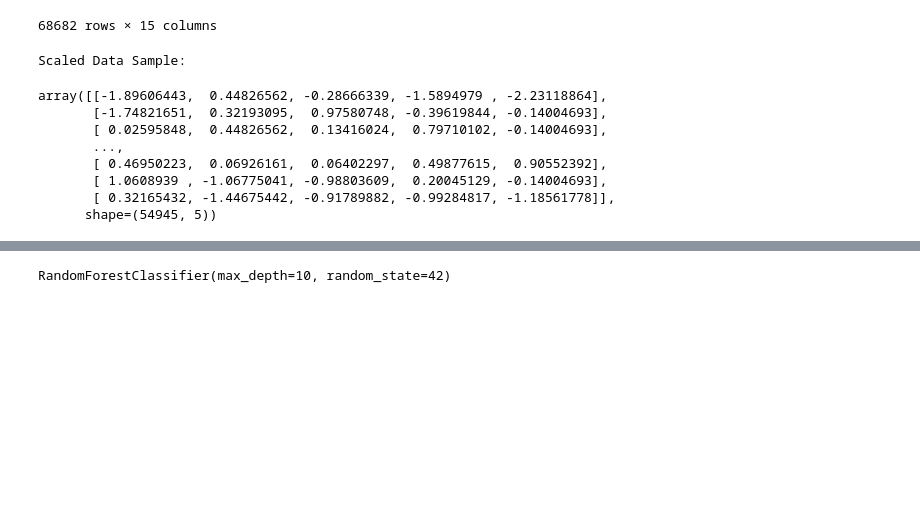
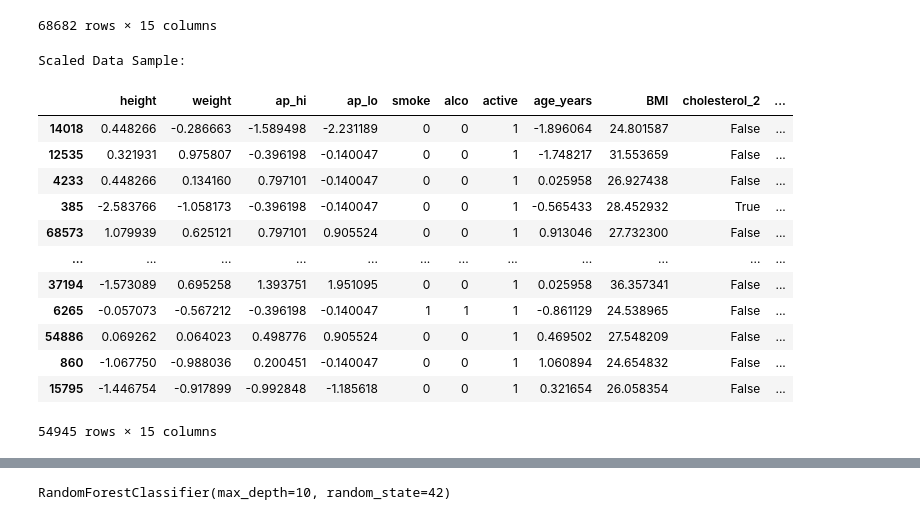
Before and after one commit to KUNJ-CP23/ML-DL, a Jupyter notebook: Cardio_ML_Project/notebooks/model.ipynb, the cells around one changed output, grey strips where cells are left out. Drawn from its saved outputs; the diff is of its cells as text; code cells hidden in the pictures; blank space fills up the shorter version.

```diff
--- a/Cardio_ML_Project/notebooks/model.ipynb
+++ b/Cardio_ML_Project/notebooks/model.ipynb
@@ -106,20 +106,30 @@ from sklearn.preprocessing import StandardScaler
 # X_test[num_cols] = scaler.transform(X_test[num_cols])
 num_cols=['age_years', 'height', 'weight', 'ap_hi', 'ap_lo']
 scalar=StandardScaler()
-X_train_scaled=scalar.fit_transform(X_train[num_cols])
-X_test_scaled=scalar.transform(X_test[num_cols])
+
+# aa variables niche use nathi karta
+# X_train_scaled=scalar.fit_transform(X_train[num_cols])
+# X_test_scaled=scalar.transform(X_test[num_cols])
+
+X_train[num_cols] = scalar.fit_transform(X_train[num_cols])
+X_test[num_cols] = scalar.transform(X_test[num_cols])
 # %%
 print("Scaled Data Sample:")
-X_train_scaled
+X_train
 # %% [output]
 Scaled Data Sample:
+|  | height | weight | ap_hi | ap_lo | smoke | alco | active | age_years | BMI | cholesterol_2 | ... |
+| 14018 | 0.448266 | -0.286663 | -1.589498 | -2.231189 | 0 | 0 | 1 | -1.896064 | 24.801587 | False | ... |
+| 12535 | 0.321931 | 0.975807 | -0.396198 | -0.140047 | 0 | 0 | 1 | -1.748217 | 31.553659 | False | ... |
+| 4233 | 0.448266 | 0.134160 | 0.797101 | -0.140047 | 0 | 0 | 1 | 0.025958 | 26.927438 | False | ... |
+| 385 | -2.583766 | -1.058173 | -0.396198 | -0.140047 | 0 | 0 | 1 | -0.565433 | 28.452932 | True | ... |
+| 68573 | 1.079939 | 0.625121 | 0.797101 | 0.905524 | 0 | 0 | 1 | 0.913046 | 27.732300 | False | ... |
+| ... | ... | ... | ... | ... | ... | ... | ... | ... | ... | ... | ... |
+| 37194 | -1.573089 | 0.695258 | 1.393751 | 1.951095 | 0 | 0 | 1 | 0.025958 | 36.357341 | False | ... |
+| 6265 | -0.057073 | -0.567212 | -0.396198 | -0.140047 | 1 | 1 | 1 | -0.861129 | 24.538965 | False | ... |
+| 54886 | 0.069262 | 0.064023 | 0.498776 | 0.905524 | 0 | 0 | 1 | 0.469502 | 27.548209 | False | ... |
+| 860 | -1.067750 | -0.988036 | 0.200451 | -0.140047 | 0 | 0 | 1 | 1.060894 | 24.654832 | False | ... |
+| 15795 | -1.446754 | -0.917899 | -0.992848 | -1.185618 | 0 | 0 | 1 | 0.321654 | 26.058354 | False | ... |
-array([[-1.89606443,  0.44826562, -0.28666339, -1.5894979 , -2.23118864],
-       [-1.74821651,  0.32193095,  0.97580748, -0.39619844, -0.14004693],
-       [ 0.02595848,  0.44826562,  0.13416024,  0.79710102, -0.14004693],
-       ...,
-       [ 0.46950223,  0.06926161,  0.06402297,  0.49877615,  0.90552392],
-       [ 1.0608939 , -1.06775041, -0.98803609,  0.20045129, -0.14004693],
-       [ 0.32165432, -1.44675442, -0.91789882, -0.99284817, -1.18561778]],
-      shape=(54945, 5))
+54945 rows × 15 columns
 # %%
 print("Scaled test Sample:")
```
Also changed, not shown: parts of 6 cells of this notebook.
